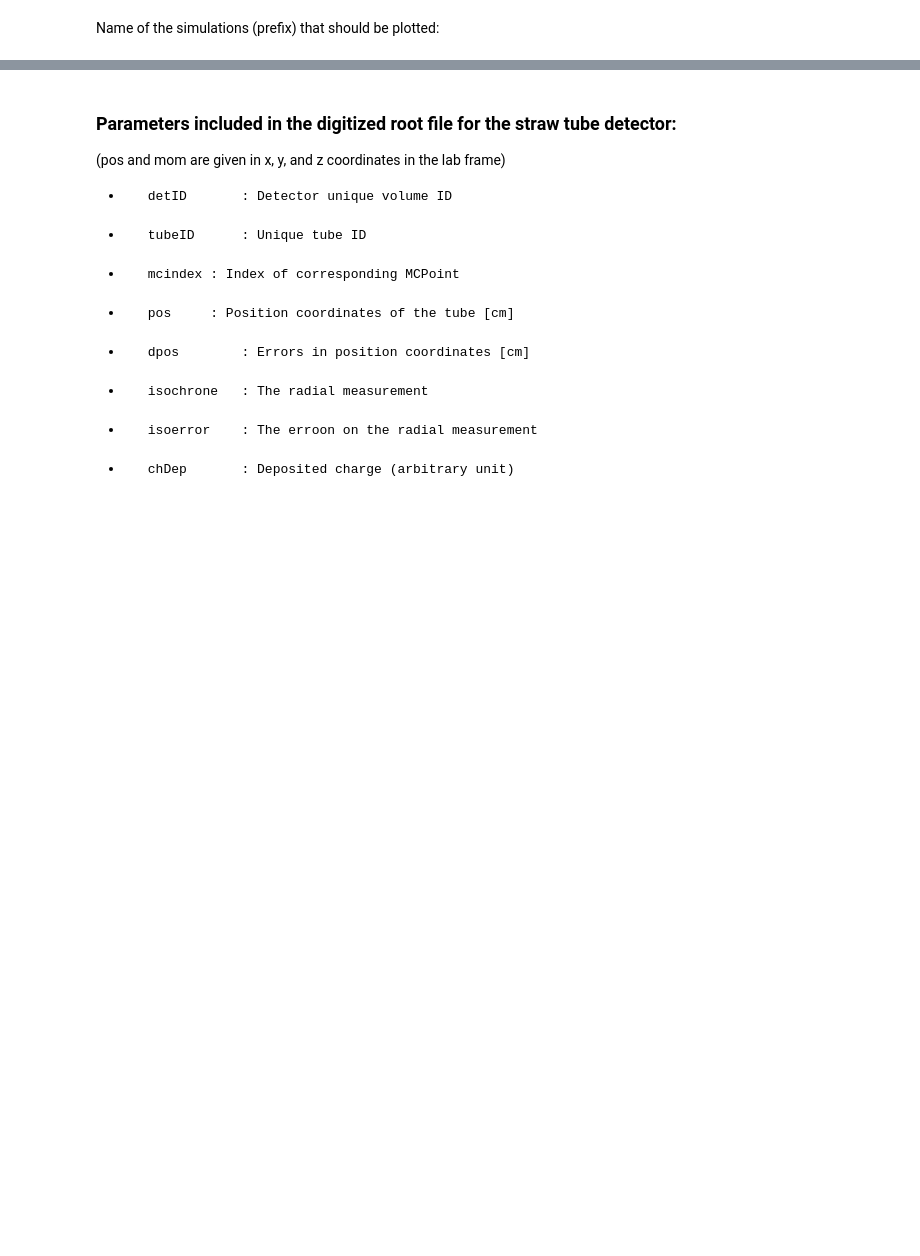
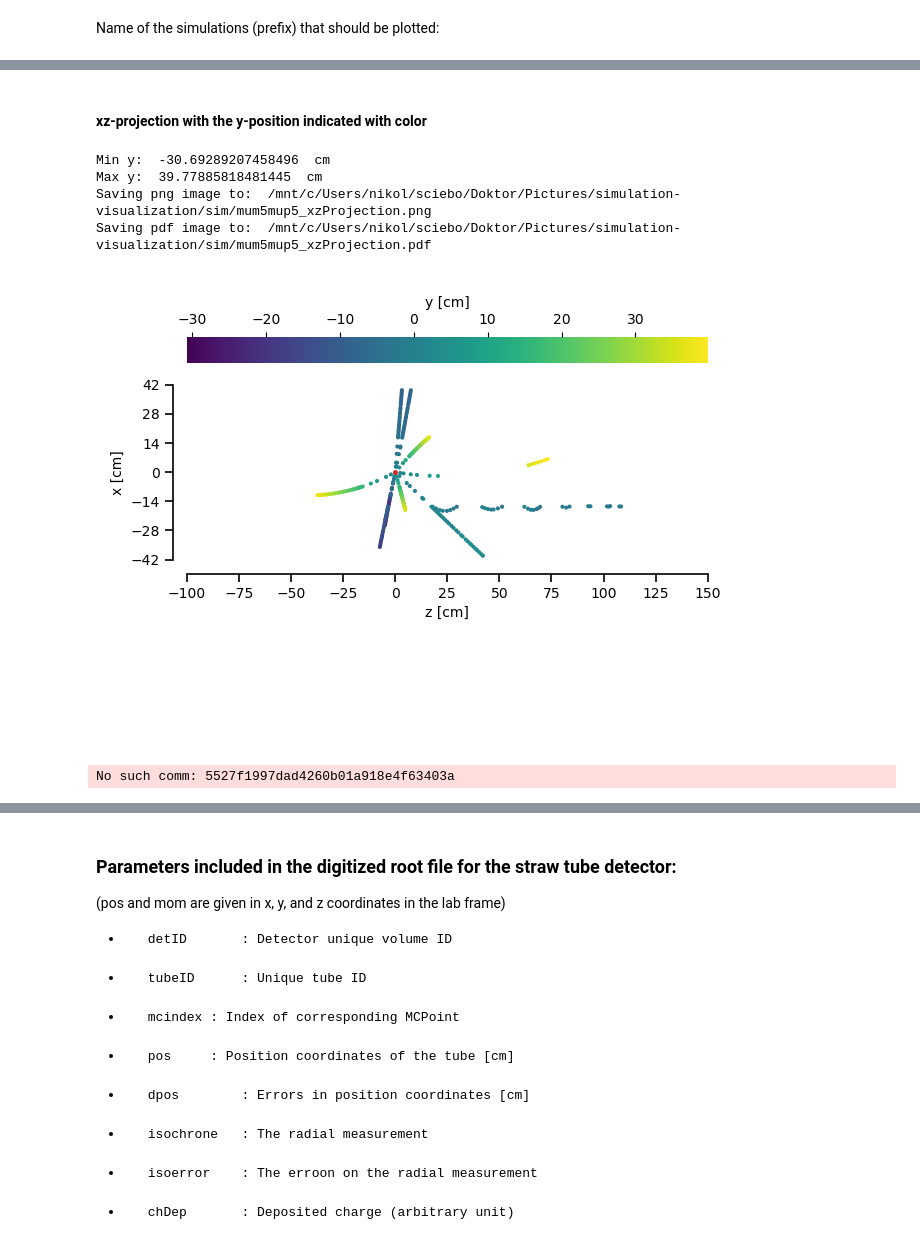
Before and after one commit to ai4fair/pandaml, a Jupyter notebook: visualization/notebooks/plot_sim.ipynb, the cells around one changed output, grey strips where cells are left out. Cells and saved outputs as stored; diff of their text form; code cells hidden in the pictures; blank space fills up the shorter version.

```diff
--- a/visualization/notebooks/plot_sim.ipynb
+++ b/visualization/notebooks/plot_sim.ipynb
@@ -98,0 +215,77 @@ print(mvd_sim_params.keys())
+# %% [markdown]
+#### xz-projection with the y-position indicated with color
+# %%
+plt.close()
+eventNumber = 0
+
+# get x,y & z coordinates of the STT & MVD MC points
+stt_x = mcPoint_params["STTPoint.fX"].array(library="np")[eventNumber]
+stt_y = mcPoint_params["STTPoint.fY"].array(library="np")[eventNumber]
+stt_z = mcPoint_params["STTPoint.fZ"].array(library="np")[eventNumber]
+
+mvd_x = mcPoint_params["MVDPoint.fX"].array(library="np")[eventNumber]
+mvd_y = mcPoint_params["MVDPoint.fY"].array(library="np")[eventNumber]
+mvd_z = mcPoint_params["MVDPoint.fZ"].array(library="np")[eventNumber]
+
+# find out what the maximum and minimum y values are
+y_coords = np.concatenate((stt_y, mvd_y))
+min_y = np.min(y_coords)
+print("Min y: ", np.min(y_coords), " cm")
+max_y = np.max(y_coords)
+print("Max y: ", np.max(y_coords), " cm")
+
+fig = plt.figure()
+ax = fig.add_subplot()
+
+# Plot the IP
+plt.plot(0,0,marker='.',ms=5, color='tab:red')
+
+# plot the x and z coordinates of hte STT & MVD MC points as dots with the color representing the y coordinate
+plt.scatter(stt_z, stt_x, c=stt_y, cmap='viridis', marker='.',s=15, vmin=min_y, vmax=max_y)
+plt.scatter(mvd_z, mvd_x, c=mvd_y, cmap='viridis', marker='.',s=15, vmin=min_y, vmax=max_y)
+
+# Set the axis labels and limits
+plt.xlabel("z [cm]")
+plt.xlim(-100, 150)
+plt.ylabel("x [cm]")
+plt.ylim(-42, 42)
+
+# Set the ticks positions to match the data range
+x_ticks = np.linspace(-100, 150, num=11)
+y_ticks = np.linspace(-42, 42, num=7)
+ax.set_xticks(x_ticks)
+ax.set_yticks(y_ticks)
+ax.tick_params(length=6,width=1.2)
+
+# Make the axis look fancier
+ax.spines['top'].set_visible(False)
+ax.spines['right'].set_visible(False)
+ax.spines['left'].set_position(('outward', 10))
+ax.spines['bottom'].set_position(('outward', 10))
+ax.spines['left'].set_linewidth(1.2)
+ax.spines['bottom'].set_linewidth(1.2)
+
+# Add and format the color bar
+cbar = plt.colorbar(label="y [cm]",orientation='horizontal',location="top")
+cbar.outline.set_visible(False)
+cbar.ax.yaxis.set_tick_params(length=6,width=1.2)
+
+# Set the aspect ratio to be equal
+ax.set_aspect('equal')
+
+fig.tight_layout()
+
+imgPath = imagePath + "/sim/" + projectName + "_xzProjection"
+
+print("Saving png image to: ", imgPath+".png")
+plt.savefig(imgPath+".png", dpi=300, bbox_inches='tight')
+
+print("Saving pdf image to: ", imgPath+".pdf")
+plt.savefig(imgPath+".pdf", dpi=300, bbox_inches='tight')
+# %% [output]
+Min y:  -30.69289207458496  cm
+Max y:  39.77885818481445  cm
+Saving png image to:  /mnt/c/Users/nikol/sciebo/Doktor/Pictures/simulation-visualization/sim/mum5mup5_xzProjection.png
+Saving pdf image to:  /mnt/c/Users/nikol/sciebo/Doktor/Pictures/simulation-visualization/sim/mum5mup5_xzProjection.pdf
+[figure, added]
+No such comm: 5527f1997dad4260b01a918e4f63403a
```
Also changed, not shown: parts of 34 cells of this notebook, 2 other files.
